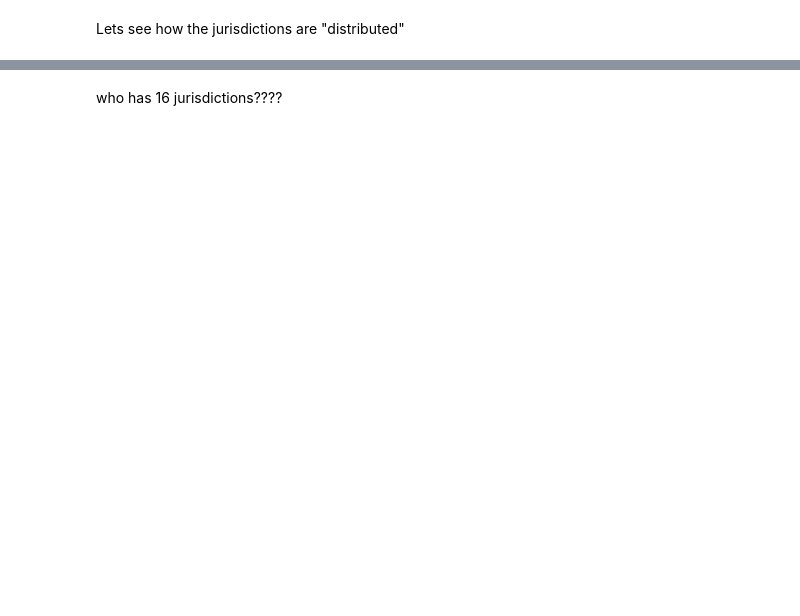
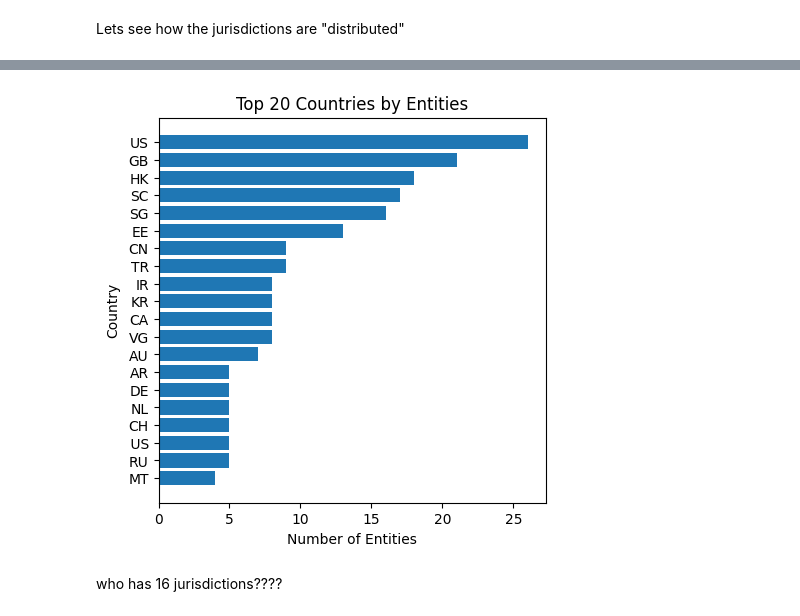
Before and after one commit to FlowDrucka64/MoneyFlow, a Jupyter notebook: data_exploration.ipynb, the cells around one changed output, grey strips where cells are left out. Cells and saved outputs as stored; diff of their text form; code cells hidden in the pictures; blank space fills up the shorter version.

```diff
--- a/data_exploration.ipynb
+++ b/data_exploration.ipynb
@@ -196,6 +234,21 @@ jurisdictions
 3       3
 16      1
 Name: count, dtype: int64
+# %%
+# Check distribution of jurisdictions
+actors_jurisdictions = filtered_actors.assign(jurisdictions=filtered_actors.jurisdictions.str.split(','))
+actors_jurisdictions = actors_jurisdictions.explode('jurisdictions')
+jurisdiction_distribution = actors_jurisdictions.jurisdictions.value_counts().head(20)
+
+plt.figure(figsize=(5, 5))
+plt.barh(jurisdiction_distribution.index[::-1], jurisdiction_distribution.values[::-1])
+plt.xlabel('Number of Entities')
+plt.ylabel('Country')
+#plt.xticks(range(1, 25), range(1, 25))
+plt.title('Top 20 Countries by Entities')
+plt.show()
+# %% [output]
+[figure, added]
 # %% [markdown]
 who has 16 jurisdictions????
 # %%
```
Also changed, not shown: parts of 9 cells of this notebook.
